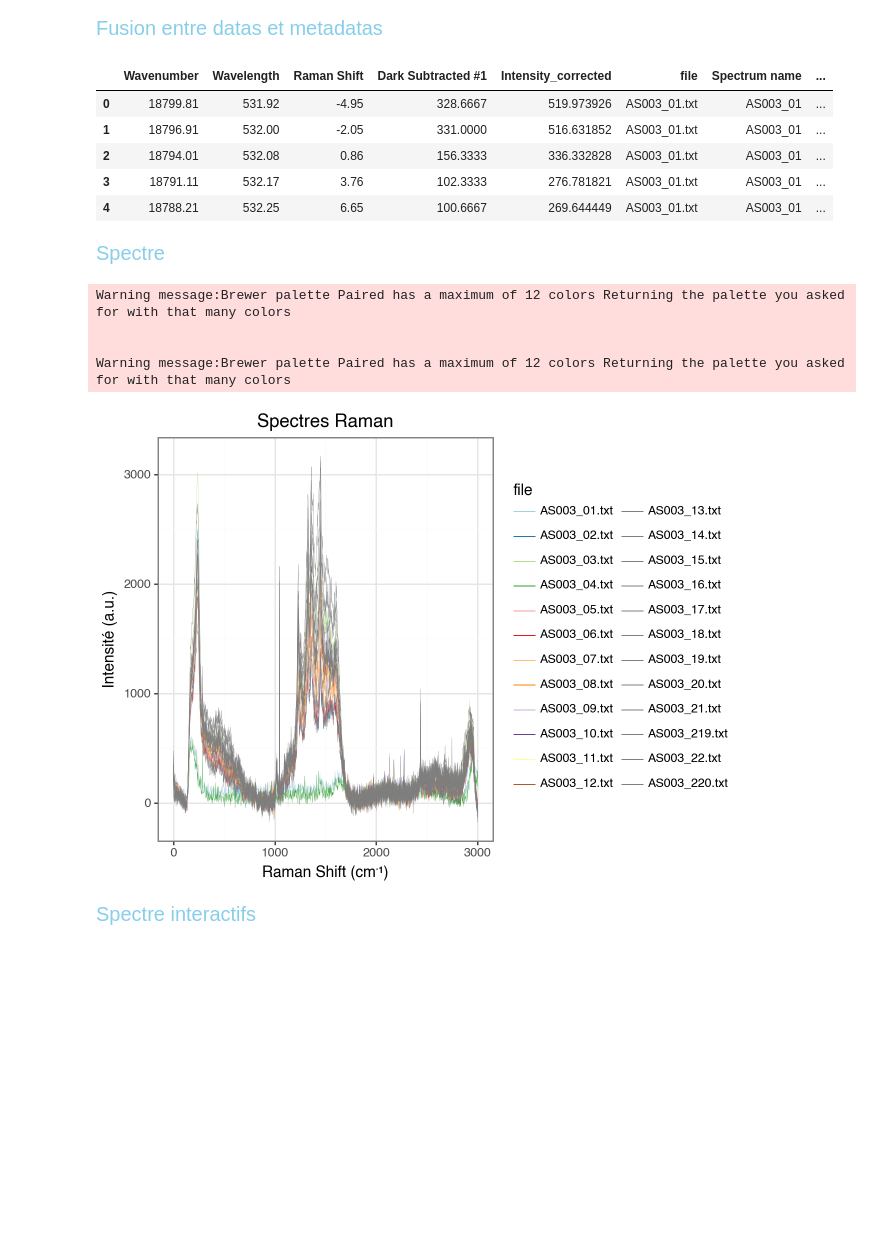
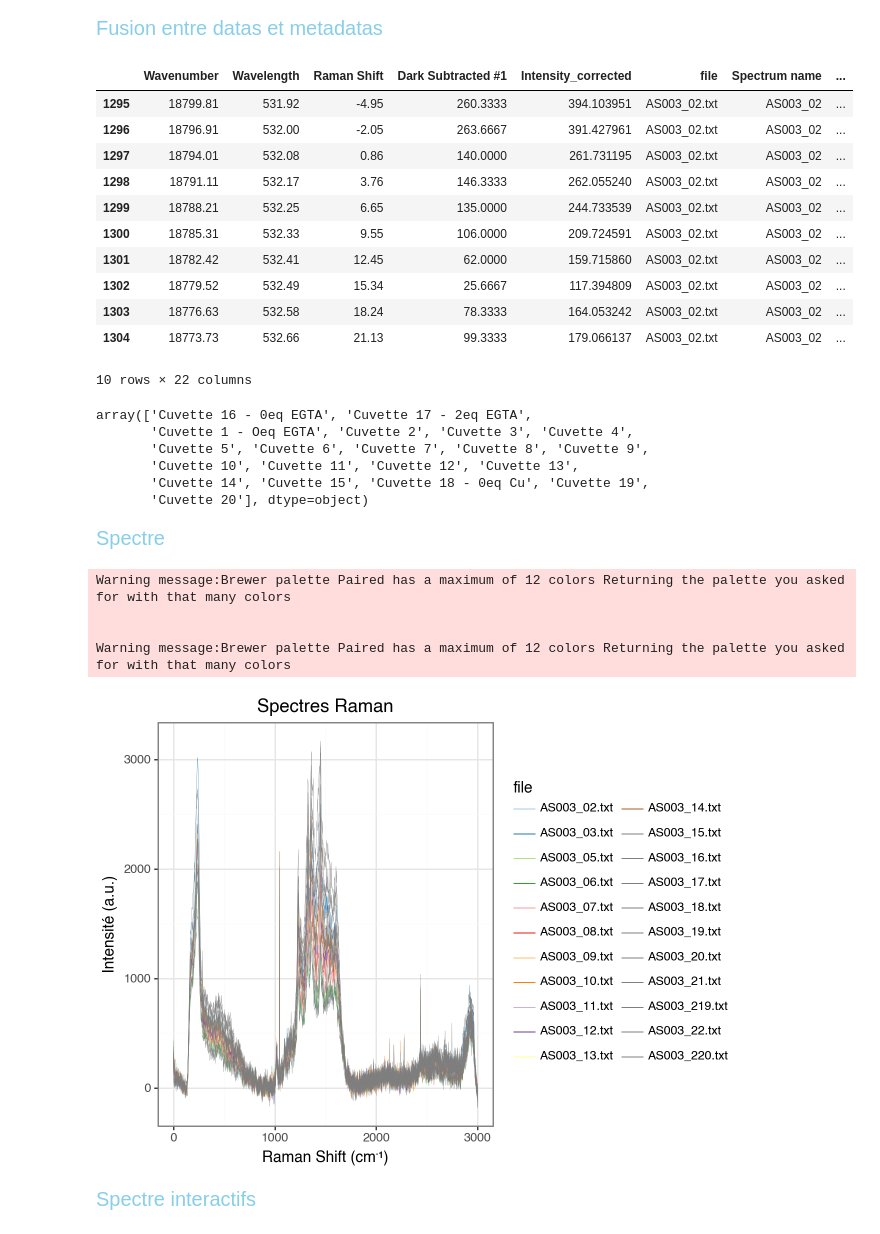
Before and after one commit to Alex-code-lab/spectroscopie_raman, a Jupyter notebook: jupyter_workflow.ipynb, the cells around one changed output. Drawn from its saved outputs; the diff is of its cells as text; code cells hidden in the pictures; blank space fills up the shorter version.

```diff
--- a/jupyter_workflow.ipynb
+++ b/jupyter_workflow.ipynb
@@ -229,28 +247,44 @@ spectra_df.head()
 # %%
 #  Création d'une clé de jointure dans spectra_df
 # (on enlève ".txt" pour matcher le nom type"AS00X_Y" dans l'Excel
 spectra_df["Spectrum name"] = spectra_df["file"].str.replace(".txt", "", regex=False)
 
 # Fusion des deux tables :
 combined_df = pd.merge(
     spectra_df,
     metadata_df,
     on="Spectrum name",
     how="left"   # garde toutes les lignes de spectra_df
 )
-
+# Supprimer les lignes avec "Cuvette BRB"
+combined_df = combined_df[combined_df["Sample description"] != "Cuvette BRB"].copy()
 # Print du résultat
-combined_df.head()
+combined_df.head(10)
 
 # Sauvegarde
 # combined_df.to_excel("Spectres_fusionnés.xlsx", index=False)
 # %% [output]
 |  | Wavenumber | Wavelength | Raman Shift | Dark Subtracted #1 | Intensity_corrected | file | Spectrum name | ... |
-| 0 | 18799.81 | 531.92 | -4.95 | 328.6667 | 519.973926 | AS003_01.txt | AS003_01 | ... |
-| 1 | 18796.91 | 532.00 | -2.05 | 331.0000 | 516.631852 | AS003_01.txt | AS003_01 | ... |
-| 2 | 18794.01 | 532.08 | 0.86 | 156.3333 | 336.332828 | AS003_01.txt | AS003_01 | ... |
-| 3 | 18791.11 | 532.17 | 3.76 | 102.3333 | 276.781821 | AS003_01.txt | AS003_01 | ... |
-| 4 | 18788.21 | 532.25 | 6.65 | 100.6667 | 269.644449 | AS003_01.txt | AS003_01 | ... |
+| 1295 | 18799.81 | 531.92 | -4.95 | 260.3333 | 394.103951 | AS003_02.txt | AS003_02 | ... |
+| 1296 | 18796.91 | 532.00 | -2.05 | 263.6667 | 391.427961 | AS003_02.txt | AS003_02 | ... |
+| 1297 | 18794.01 | 532.08 | 0.86 | 140.0000 | 261.731195 | AS003_02.txt | AS003_02 | ... |
+| 1298 | 18791.11 | 532.17 | 3.76 | 146.3333 | 262.055240 | AS003_02.txt | AS003_02 | ... |
+| 1299 | 18788.21 | 532.25 | 6.65 | 135.0000 | 244.733539 | AS003_02.txt | AS003_02 | ... |
+| 1300 | 18785.31 | 532.33 | 9.55 | 106.0000 | 209.724591 | AS003_02.txt | AS003_02 | ... |
+| 1301 | 18782.42 | 532.41 | 12.45 | 62.0000 | 159.715860 | AS003_02.txt | AS003_02 | ... |
+| 1302 | 18779.52 | 532.49 | 15.34 | 25.6667 | 117.394809 | AS003_02.txt | AS003_02 | ... |
+| 1303 | 18776.63 | 532.58 | 18.24 | 78.3333 | 164.053242 | AS003_02.txt | AS003_02 | ... |
+| 1304 | 18773.73 | 532.66 | 21.13 | 99.3333 | 179.066137 | AS003_02.txt | AS003_02 | ... |
+10 rows × 22 columns
+# %%
+combined_df['Sample description'].unique()
+# %% [output]
+array(['Cuvette 16 - 0eq EGTA', 'Cuvette 17 - 2eq EGTA',
+       'Cuvette 1 - Oeq EGTA', 'Cuvette 2', 'Cuvette 3', 'Cuvette 4',
+       'Cuvette 5', 'Cuvette 6', 'Cuvette 7', 'Cuvette 8', 'Cuvette 9',
+       'Cuvette 10', 'Cuvette 11', 'Cuvette 12', 'Cuvette 13',
+       'Cuvette 14', 'Cuvette 15', 'Cuvette 18 - 0eq Cu', 'Cuvette 19',
+       'Cuvette 20'], dtype=object)
 # %% [markdown]
 <span style="color: skyblue; font-size: 20px; font-style: bold"> Spectre </span>
 # %%
@@ -272,7 +306,7 @@ Warning message:Brewer palette Paired has a maximum of 12 colors Returning the p
 
 
 Warning message:Brewer palette Paired has a maximum of 12 colors Returning the palette you asked for with that many colors
-[figure, old version]
+[figure, new version]
 # %% [markdown]
 <span style="color: skyblue; font-size: 20px; font-style: bold"> Spectre interactifs </span>
 # %%
```
Also changed, not shown: parts of 6 cells of this notebook, 3 other files.
